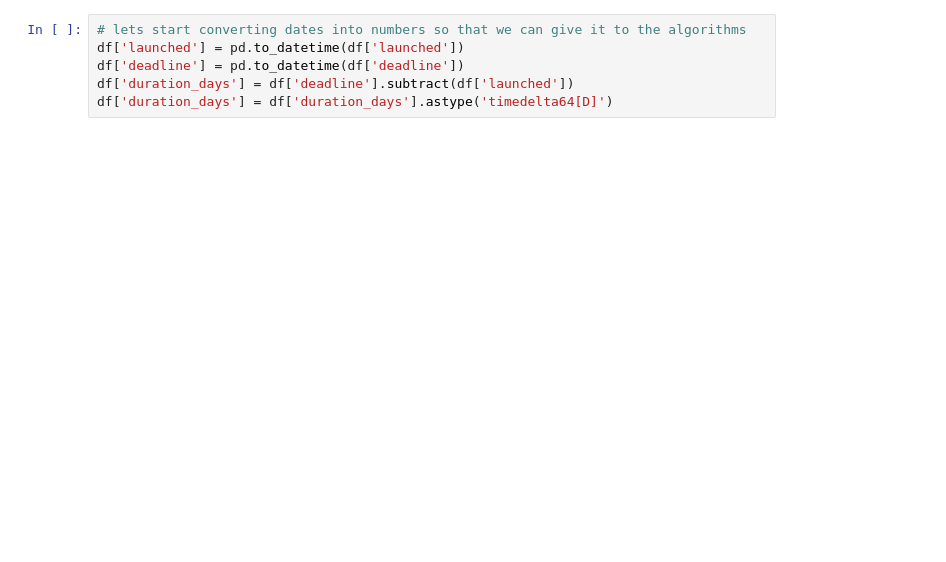
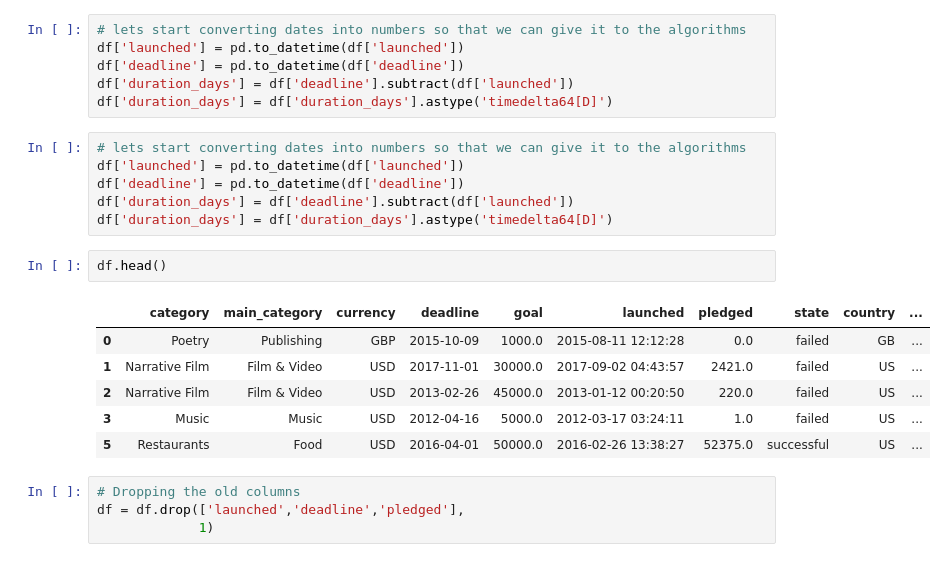
Before and after one commit to xAbhidhar/kickstarter-projects, a Jupyter notebook: Kickstarter Project.ipynb, the cells around one changed output. Cells and saved outputs as stored; diff of their text form; blank space fills up the shorter version.

```diff
--- a/Kickstarter Project.ipynb
+++ b/Kickstarter Project.ipynb
@@ -204,3 +240,22 @@ df['launched'] = pd.to_datetime(df['launched'])
 df['deadline'] = pd.to_datetime(df['deadline'])
 df['duration_days'] = df['deadline'].subtract(df['launched'])
 df['duration_days'] = df['duration_days'].astype('timedelta64[D]')
+# %%
+# lets start converting dates into numbers so that we can give it to the algorithms
+df['launched'] = pd.to_datetime(df['launched'])
+df['deadline'] = pd.to_datetime(df['deadline'])
+df['duration_days'] = df['deadline'].subtract(df['launched'])
+df['duration_days'] = df['duration_days'].astype('timedelta64[D]')
+# %%
+df.head()
+# %% [output]
+|  | category | main_category | currency | deadline | goal | launched | pledged | state | country | ... |
+| 0 | Poetry | Publishing | GBP | 2015-10-09 | 1000.0 | 2015-08-11 12:12:28 | 0.0 | failed | GB | ... |
+| 1 | Narrative Film | Film & Video | USD | 2017-11-01 | 30000.0 | 2017-09-02 04:43:57 | 2421.0 | failed | US | ... |
+| 2 | Narrative Film | Film & Video | USD | 2013-02-26 | 45000.0 | 2013-01-12 00:20:50 | 220.0 | failed | US | ... |
+| 3 | Music | Music | USD | 2012-04-16 | 5000.0 | 2012-03-17 03:24:11 | 1.0 | failed | US | ... |
+| 5 | Restaurants | Food | USD | 2016-04-01 | 50000.0 | 2016-02-26 13:38:27 | 52375.0 | successful | US | ... |
+# %%
+# Dropping the old columns
+df = df.drop(['launched','deadline','pledged'],
+             1)
```
Also changed, not shown: parts of 6 cells of this notebook.
